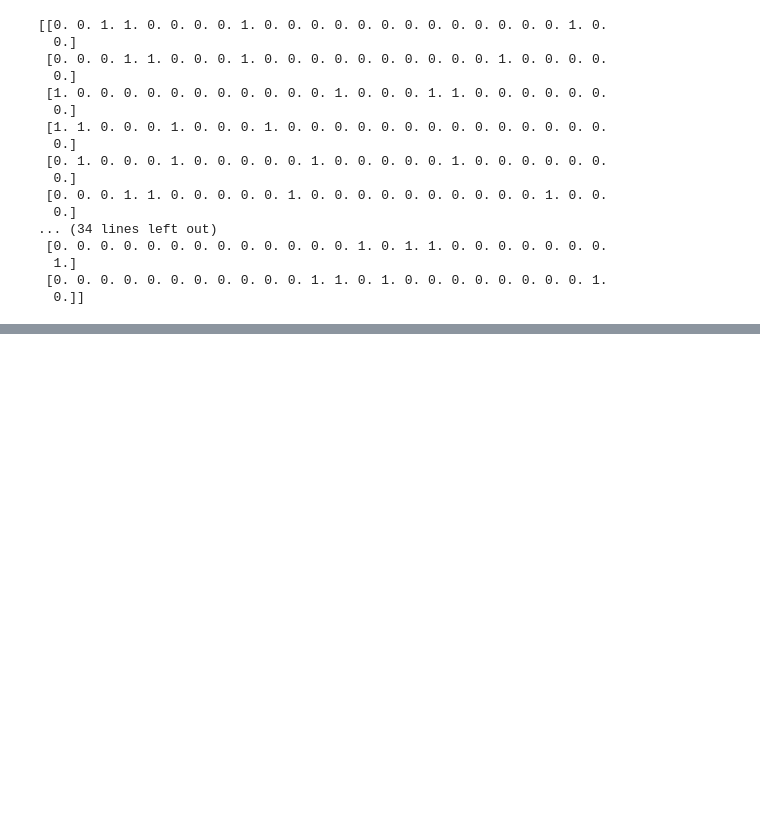
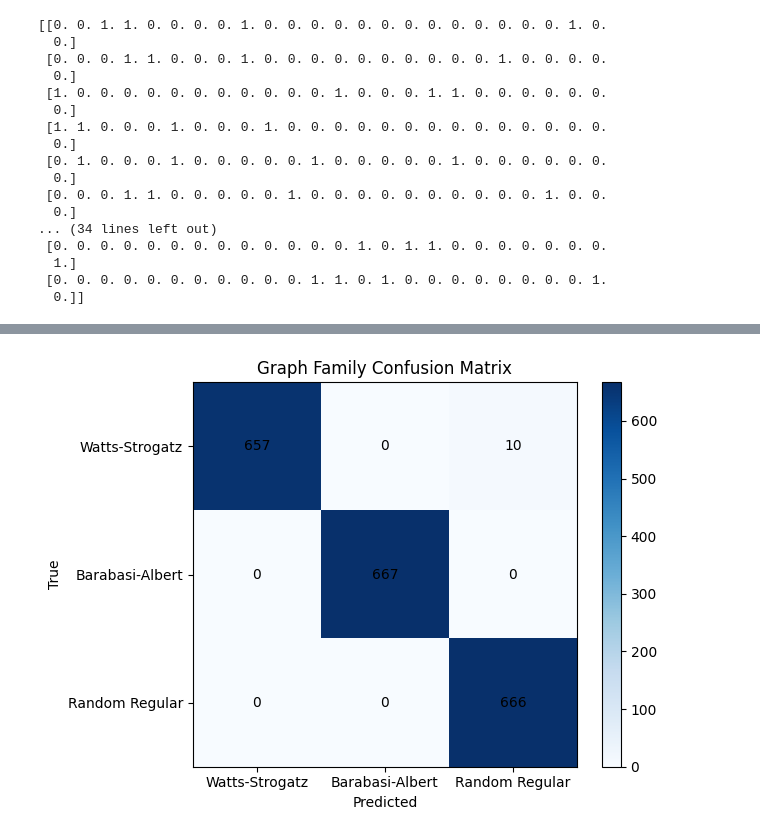
Before and after one commit to NickNorizadeh-cmd/Advanced-Machine-learning-with-NN---Project, a Jupyter notebook: simulate_graphs.ipynb, the cells around one changed output, grey strips where cells are left out. Saved outputs shown, nothing was run; the diff lists cells and outputs as text; code cells hidden in the pictures; blank space fills up the shorter version.

```diff
--- a/simulate_graphs.ipynb
+++ b/simulate_graphs.ipynb
@@ -267,0 +353,23 @@ plt.show()
+# %%
+test_dataset = GraphFamilyDataset(dataset_size=2000, n_nodes=100)
+test_loader = DataLoader(test_dataset, batch_size=32, shuffle=False)
+# %%
+import torch
+
+def evaluate_model(model, loader, device):
+    model.eval()
+
+    all_preds = []
+    all_labels = []
+
+    with torch.no_grad():
+        for data in loader:
+            data = data.to(device)
+
+            out = model(data)
+            preds = out.argmax(dim=1)
+
+            all_preds.append(preds.cpu())
+            all_labels.append(data.y.cpu())
+
+    return torch.cat(all_preds), torch.cat(all_labels)
@@ -267,0 +412,15 @@ plt.show()
+# %%
+device = torch.device("cuda" if torch.cuda.is_available() else "cpu")
+model = model.to(device)
+
+y_pred, y_true = evaluate_model(model, test_loader, device)
+
+class_names = [
+    "Watts-Strogatz",
+    "Barabasi-Albert",
+    "Random Regular"
+]
+
+cm = plot_confusion_matrix(y_true.numpy(), y_pred.numpy(), class_names)
+# %% [output]
+[figure, added]
```
Also changed, not shown: parts of 8 cells of this notebook, 1 other file.
